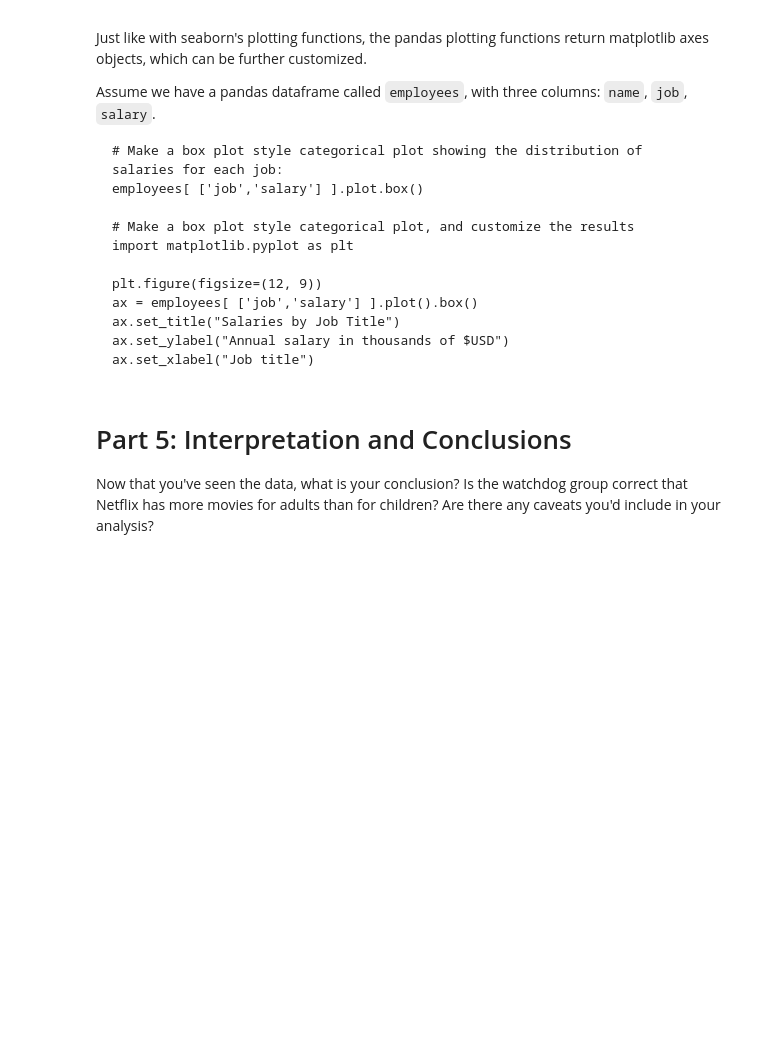
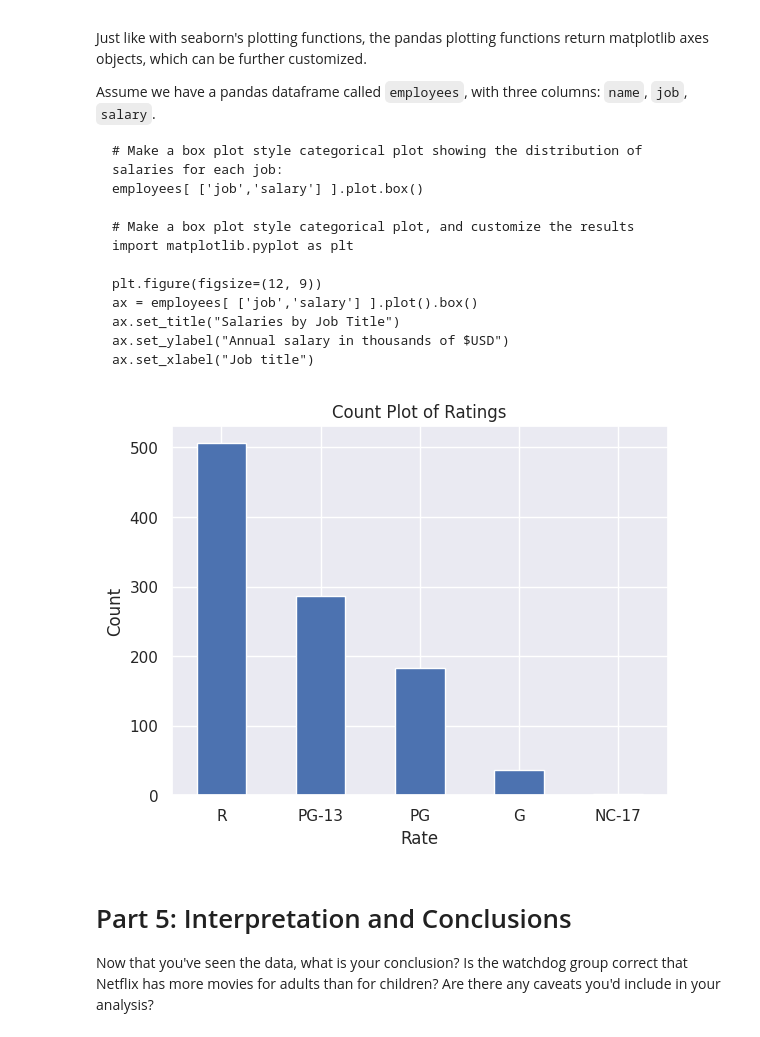
Before and after one commit to ryjason/CalculatorApp, a Jupyter notebook: notebooks/Exploration_01.ipynb, the cells around one changed output. Drawn from its saved outputs; the diff is of its cells as text; code cells hidden in the pictures; blank space fills up the shorter version.

```diff
--- a/notebooks/Exploration_01.ipynb
+++ b/notebooks/Exploration_01.ipynb
@@ -222,7 +294,18 @@ Assume we have a pandas dataframe called `employees`, with three columns: `name`
 # %%
 # Use pandas' built in plotting functions to create a count plot comparing the count of each movie rating
 # This will be a little trickier than the other libraries, but one hint is that the pandas value_counts() function
 # actually returns a dataframe.
+
+counts = data["rating"].value_counts()
+counts.columns = ["rate", "count"]
+counts.plot(kind="bar", x="rate", y="count", legend=False)
+plt.xlabel("Rate")
+plt.ylabel("Count")
+plt.title("Count Plot of Ratings")
+plt.xticks(rotation=0)
+plt.show()
+# %% [output]
+[figure, added]
 # %% [markdown]
 # Part 5: Interpretation and Conclusions
 
```
Also changed, not shown: parts of 11 cells of this notebook.
